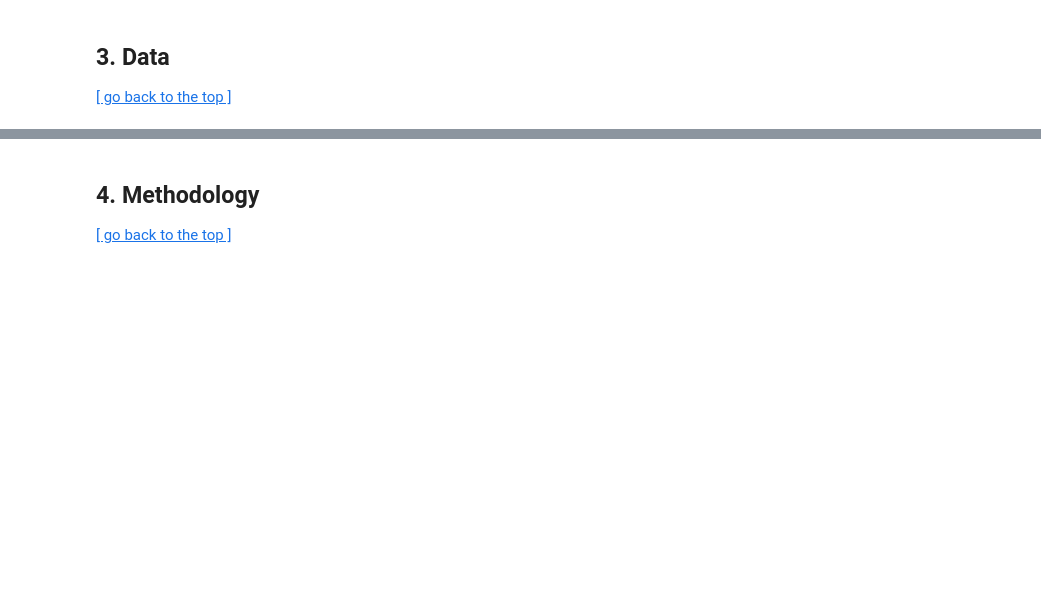
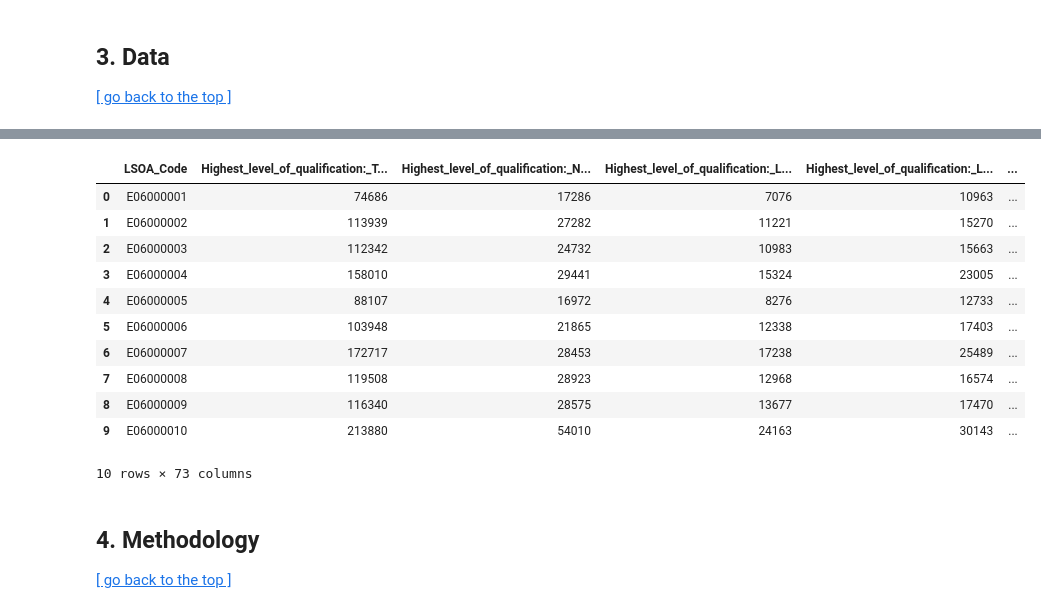
Before and after one commit to Weining5619/DSSS, a Jupyter notebook: WeiningLI_submission_CASA0006.ipynb, the cells around one changed output, grey strips where cells are left out. Cells and saved outputs as stored; diff of their text form; code cells hidden in the pictures; blank space fills up the shorter version.

Commit message:
changed edu and language data

```diff
--- a/WeiningLI_submission_CASA0006.ipynb
+++ b/WeiningLI_submission_CASA0006.ipynb
@@ -130,0 +195,29 @@ df_historical = read_csv_with_user_agent(url_historical)
+# %%
+# process variables
+df_qualification = clean_columns(df_qualification)
+df_language = clean_columns(df_language)
+df_economic_active = clean_columns(df_economic_active)
+df_car = clean_columns(df_car)
+df_bedrooms = clean_columns(df_bedrooms)
+df_health = clean_columns(df_health)
+df_disability = clean_columns(df_disability)
+df_PTAI = clean_columns(df_PTAI)
+df_PTAI = df_PTAI.rename(columns={"LSOA2011": "LSOA_Code"})
+
+# drop all "date", "geography" columns to prevent duplicate columns which causes errors when merge
+df_language.drop(columns=["date", "geography"], inplace=True, errors="ignore")
+df_economic_active.drop(columns=["date", "geography"], inplace=True, errors="ignore")
+df_car.drop(columns=["date", "geography"], inplace=True, errors="ignore")
+df_bedrooms.drop(columns=["date", "geography"], inplace=True, errors="ignore")
+df_health.drop(columns=["date", "geography"], inplace=True, errors="ignore")
+df_disability.drop(columns=["date", "geography"], inplace=True, errors="ignore")
+
+# merge all census as a combined dataframe
+df_census = pd.DataFrame()
+df_census = df_qualification.merge(df_language, on="LSOA_Code", how="left")
+df_census = df_census.merge(df_economic_active, on="LSOA_Code", how="left")
+df_census = df_census.merge(df_car, on="LSOA_Code", how="left")
+df_census = df_census.merge(df_bedrooms, on="LSOA_Code", how="left")
+df_census = df_census.merge(df_health, on="LSOA_Code", how="left")
+df_census = df_census.merge(df_disability, on="LSOA_Code", how="left")
+df_census = df_census.merge(df_PTAI, on="LSOA_Code", how="left")
@@ -176,0 +232,16 @@ df_historical.head()
+# %%
+
+df_census.head(10)
+# %% [output]
+|  | LSOA_Code | Highest_level_of_qualification:_T... | Highest_level_of_qualification:_N... | Highest_level_of_qualification:_L... | Highest_level_of_qualification:_L... | ... |
+| 0 | E06000001 | 74686 | 17286 | 7076 | 10963 | ... |
+| 1 | E06000002 | 113939 | 27282 | 11221 | 15270 | ... |
+| 2 | E06000003 | 112342 | 24732 | 10983 | 15663 | ... |
+| 3 | E06000004 | 158010 | 29441 | 15324 | 23005 | ... |
+| 4 | E06000005 | 88107 | 16972 | 8276 | 12733 | ... |
+| 5 | E06000006 | 103948 | 21865 | 12338 | 17403 | ... |
+| 6 | E06000007 | 172717 | 28453 | 17238 | 25489 | ... |
+| 7 | E06000008 | 119508 | 28923 | 12968 | 16574 | ... |
+| 8 | E06000009 | 116340 | 28575 | 13677 | 17470 | ... |
+| 9 | E06000010 | 213880 | 54010 | 24163 | 30143 | ... |
+10 rows × 73 columns
```
Also changed, not shown: parts of 22 cells of this notebook, 2 other files.
